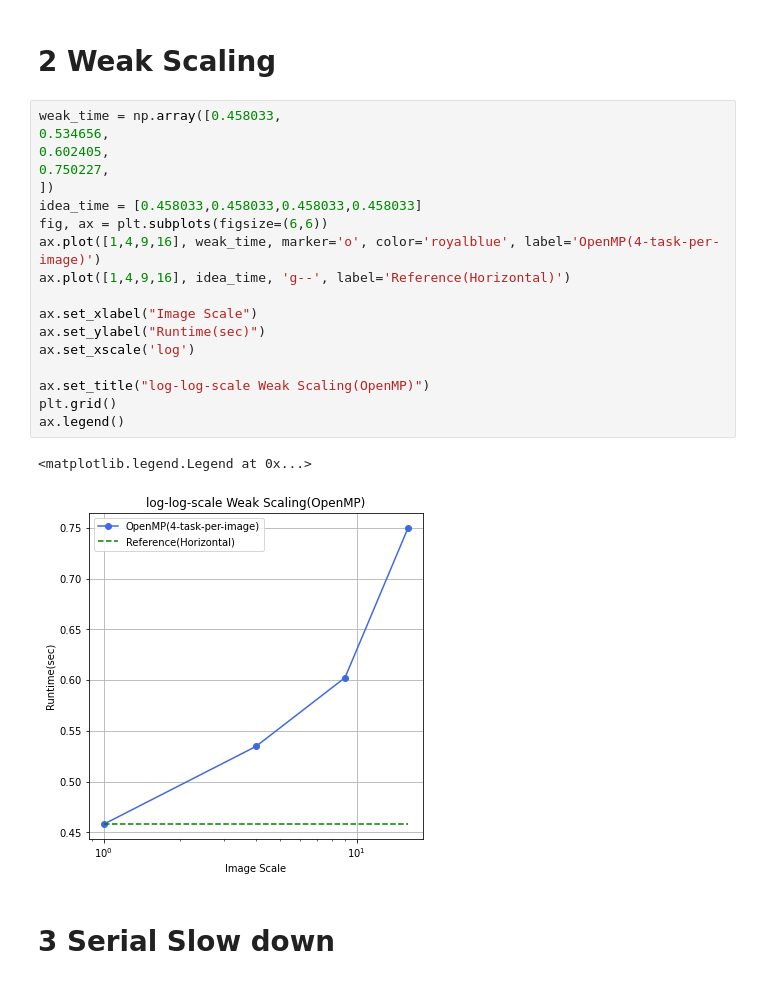
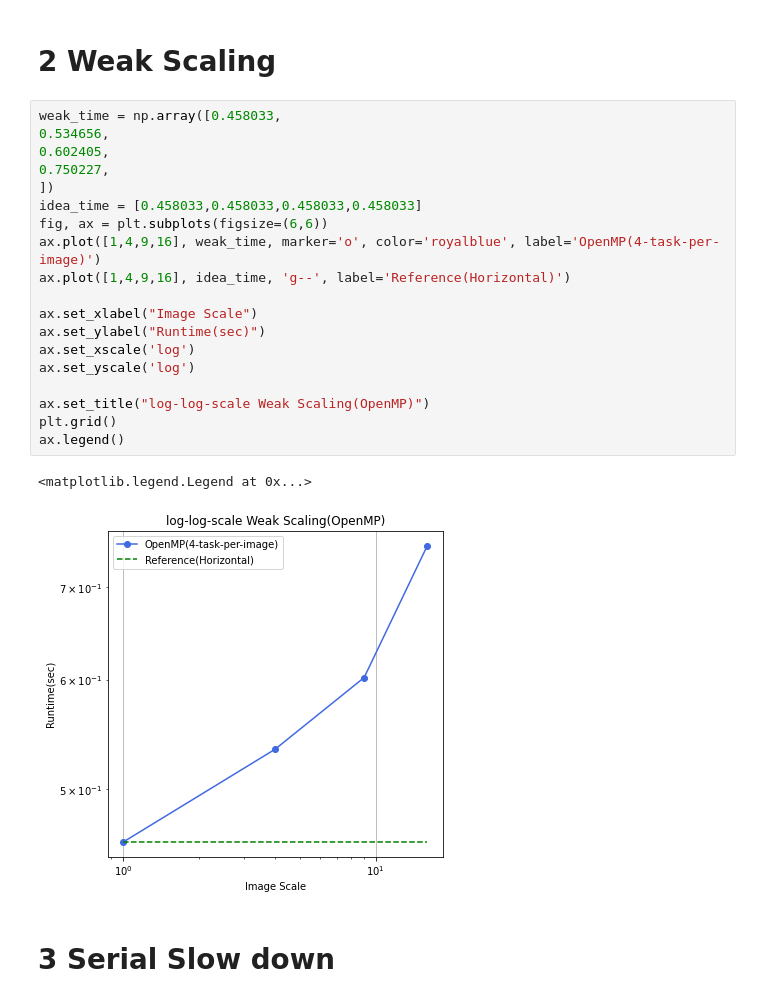
Before and after one commit to YW-Ma/CS267-Final-Edge-Detection, a Jupyter notebook: result_analysis/visualize-checkpoint.ipynb, the cells around one changed output. Drawn from its saved outputs; the diff is of its cells as text.

```diff
--- a/result_analysis/visualize-checkpoint.ipynb
+++ b/result_analysis/visualize-checkpoint.ipynb
@@ -237,24 +237,25 @@ No handles with labels found to put in legend.
 # %%
 weak_time = np.array([0.458033,
 0.534656,
 0.602405,
 0.750227,
 ])
 idea_time = [0.458033,0.458033,0.458033,0.458033]
 fig, ax = plt.subplots(figsize=(6,6))
 ax.plot([1,4,9,16], weak_time, marker='o', color='royalblue', label='OpenMP(4-task-per-image)')
 ax.plot([1,4,9,16], idea_time, 'g--', label='Reference(Horizontal)')
 
 ax.set_xlabel("Image Scale")
 ax.set_ylabel("Runtime(sec)")
 ax.set_xscale('log')
+ax.set_yscale('log')
 
 ax.set_title("log-log-scale Weak Scaling(OpenMP)")
 plt.grid()
 ax.legend()
 # %% [output]
 <matplotlib.legend.Legend at 0x...>
-[figure, old version]
+[figure, new version]
 # %% [markdown]
 # 3 Serial Slow down
 # %%
```
Also changed, not shown: parts of 1 cell of this notebook, 1 other file.
